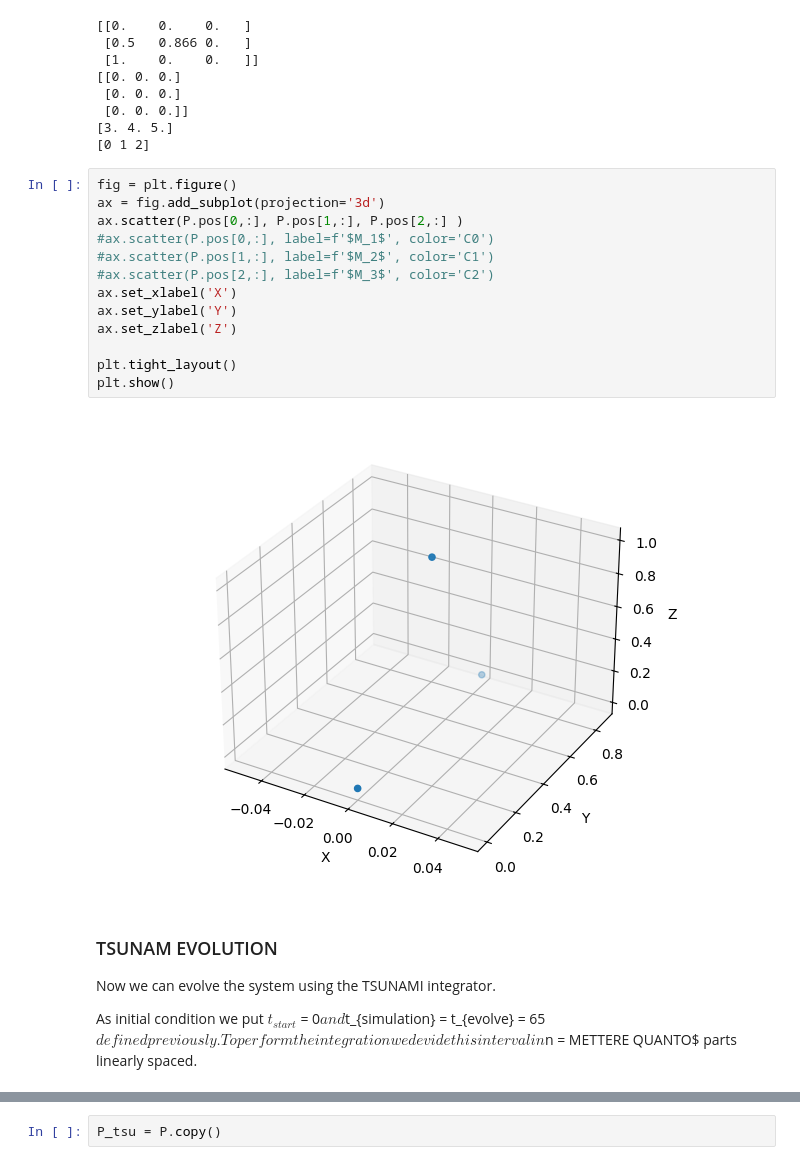
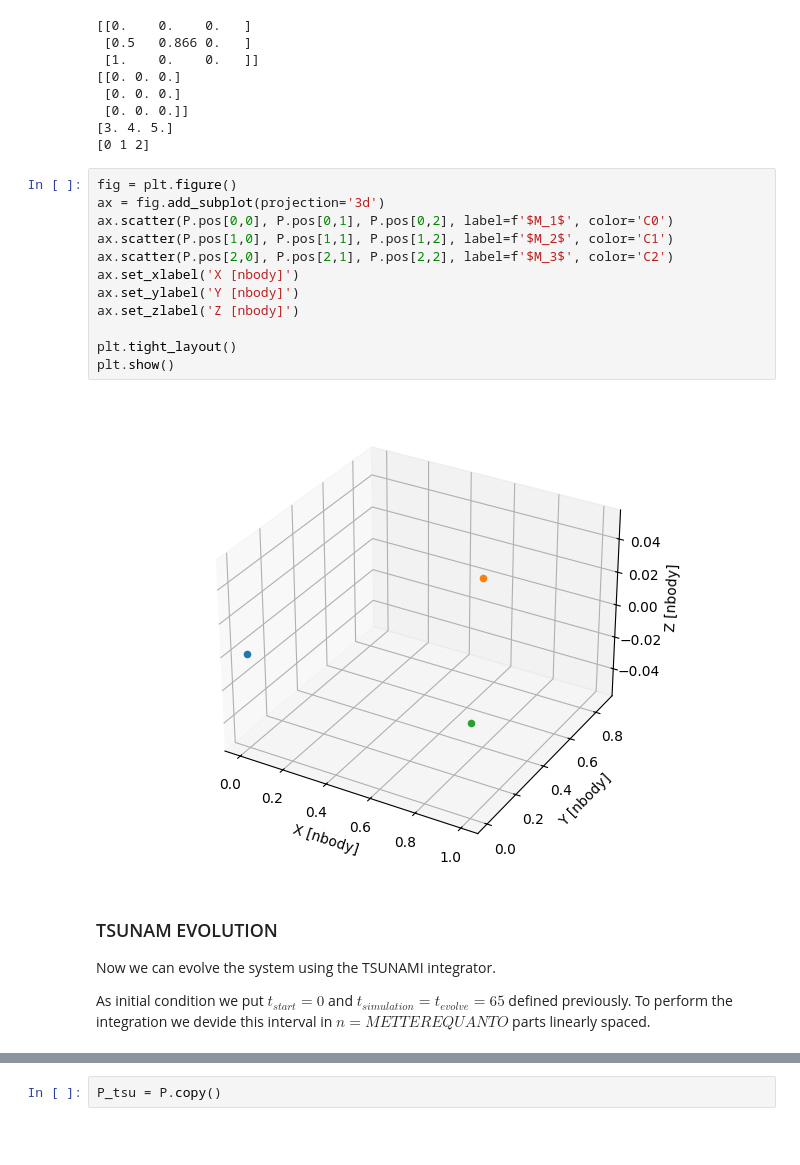
Before and after one commit to giadaaggio/compastro_23, a Jupyter notebook: Fireworks/assignment3/triangle_problem.ipynb, the cells around one changed output, grey strips where cells are left out. Drawn from its saved outputs; the diff is of its cells as text; blank space fills up the shorter version.

```diff
--- a/Fireworks/assignment3/triangle_problem.ipynb
+++ b/Fireworks/assignment3/triangle_problem.ipynb
@@ -36,24 +37,23 @@ print(P.ID  )                                                                  #
 # %%
 fig = plt.figure()
 ax = fig.add_subplot(projection='3d')
-ax.scatter(P.pos[0,:], P.pos[1,:], P.pos[2,:] )
-#ax.scatter(P.pos[0,:], label=f'$M_1$', color='C0')
-#ax.scatter(P.pos[1,:], label=f'$M_2$', color='C1')
-#ax.scatter(P.pos[2,:], label=f'$M_3$', color='C2')
-ax.set_xlabel('X')
-ax.set_ylabel('Y')
-ax.set_zlabel('Z')
+ax.scatter(P.pos[0,0], P.pos[0,1], P.pos[0,2], label=f'$M_1$', color='C0')
+ax.scatter(P.pos[1,0], P.pos[1,1], P.pos[1,2], label=f'$M_2$', color='C1')
+ax.scatter(P.pos[2,0], P.pos[2,1], P.pos[2,2], label=f'$M_3$', color='C2')
+ax.set_xlabel('X [nbody]')
+ax.set_ylabel('Y [nbody]')
+ax.set_zlabel('Z [nbody]')
 
 plt.tight_layout()
 plt.show()
 # %% [output]
-[figure, old version]
+[figure, new version]
 # %% [markdown]
 ### TSUNAM EVOLUTION
 
 Now we can evolve the system using the TSUNAMI integrator.
 
-As initial condition we put $t_{start}$ = 0$ and $t_{simulation} = t_{evolve} = 65$ defined previously. To perform the integration we devide this interval in $n = METTERE QUANTO$ parts linearly spaced.
+As initial condition we put $t_{start} = 0$ and $t_{simulation} = t_{evolve} = 65$ defined previously. To perform the integration we devide this interval in $n = METTERE QUANTO$ parts linearly spaced.
 # %%
 def integration_with_tsunami_3body(part, tsimulation):
     tstart=0
```
Also changed, not shown: parts of 11 cells of this notebook, 4 other files.
